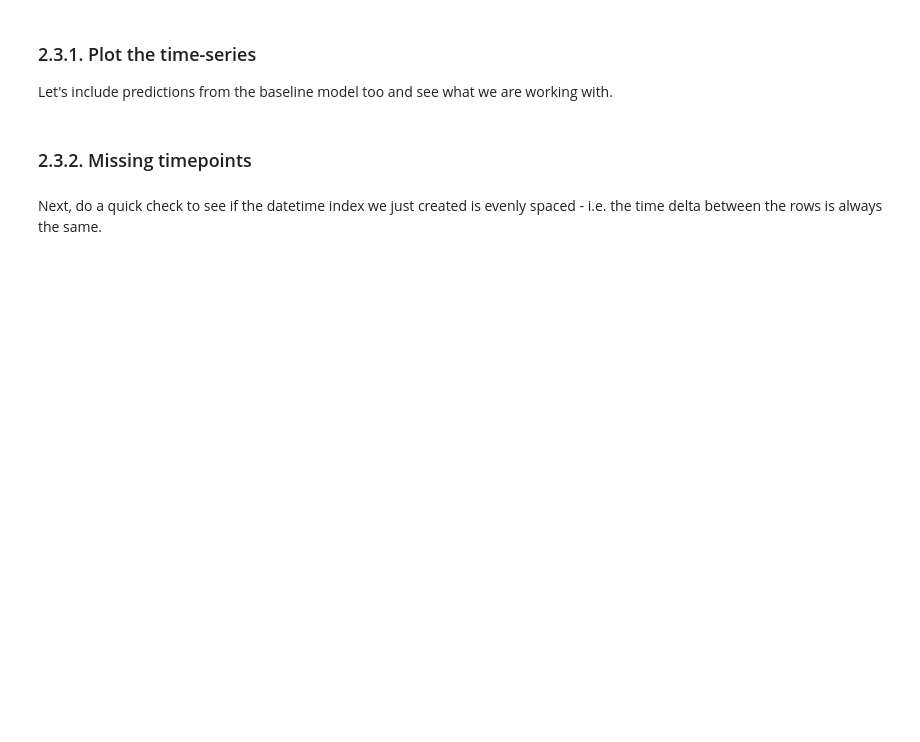
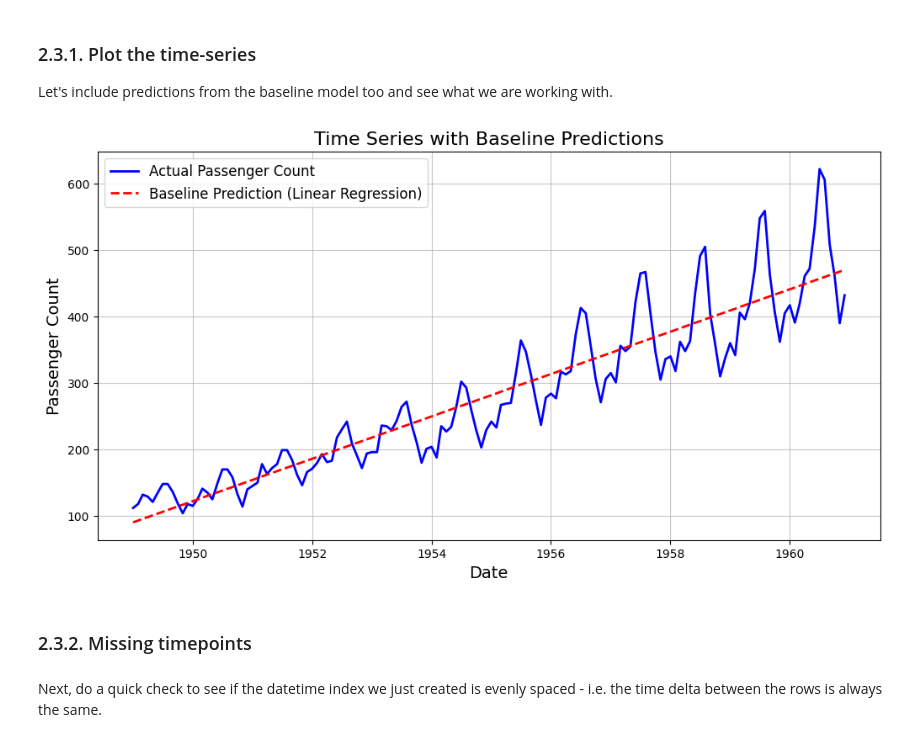
Before and after one commit to 4GeeksAcademy/tdestryk-gperdrizet-time-series-project, a Jupyter notebook: src/mvp.ipynb, the cells around one changed output. Drawn from its saved outputs; the diff is of its cells as text; code cells hidden in the pictures; blank space fills up the shorter version.

```diff
--- a/src/mvp.ipynb
+++ b/src/mvp.ipynb
@@ -97,3 +204,27 @@ Let's include predictions from the baseline model too and see what we are workin
+# %%
+# Predict on the entire dataset for simplicity
+X_full = timeseries_df[['x']]
+y_full = timeseries_df['dependent_var']
+
+# Fit the linear regression model
+baseline_model = LinearRegression()
+baseline_model.fit(X_full, y_full)
+
+# Generate predictions
+timeseries_df['baseline_pred'] = baseline_model.predict(X_full)
+
+# Plot the actual data and the baseline predictions
+plt.figure(figsize=(12, 6))
+plt.plot(timeseries_df.index, timeseries_df['dependent_var'], label='Actual Passenger Count', color='blue', linewidth=2)
+plt.plot(timeseries_df.index, timeseries_df['baseline_pred'], label='Baseline Prediction (Linear Regression)', color='red', linestyle='--', linewidth=2)
+plt.title('Time Series with Baseline Predictions', fontsize=16)
+plt.xlabel('Date', fontsize=14)
+plt.ylabel('Passenger Count', fontsize=14)
+plt.legend(fontsize=12)
+plt.grid(alpha=0.7)
+plt.show()
+# %% [output]
+[figure, added]
 # %% [markdown]
 ### 2.3.2. Missing timepoints
 # %% [markdown]
```
Also changed, not shown: parts of 33 cells of this notebook.
